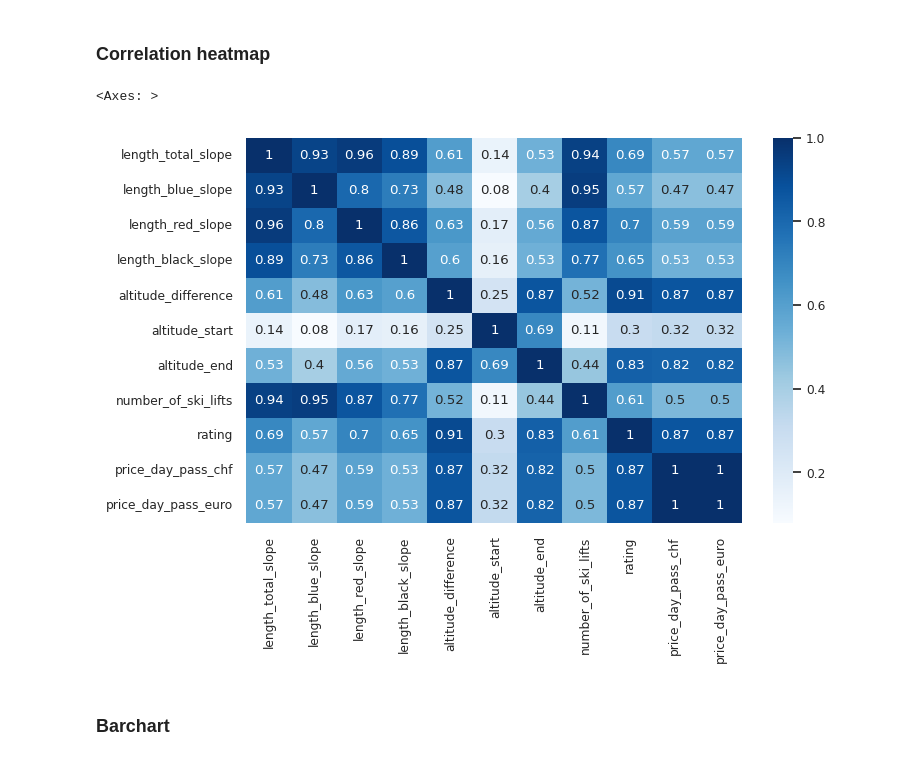
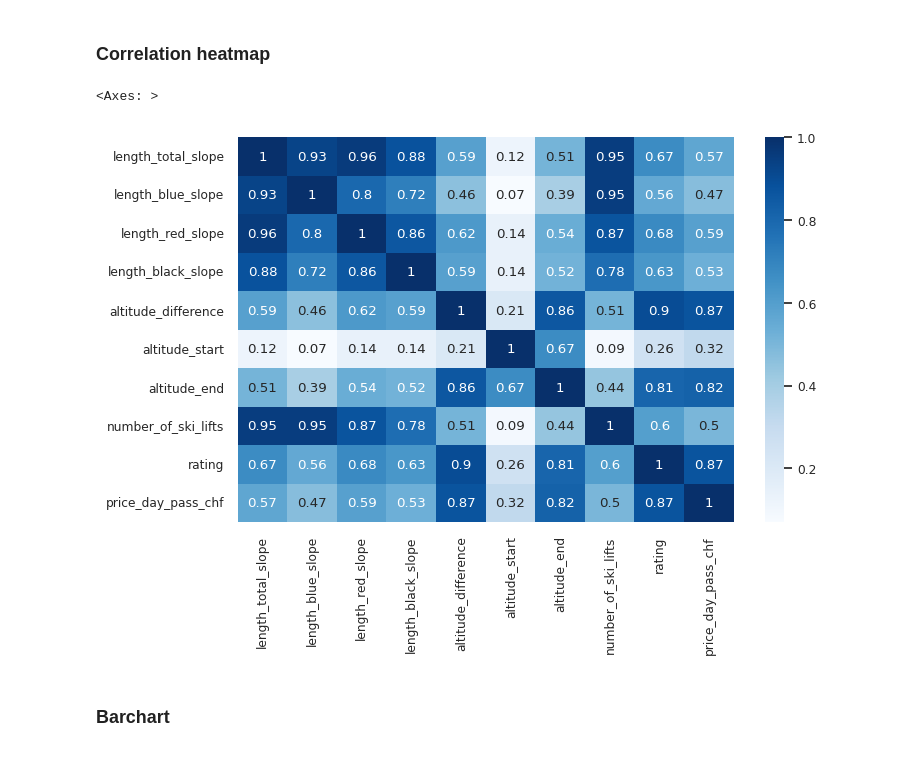
Before and after one commit to kuehnviv/arm_project, a Jupyter notebook: projekt_notebook.ipynb, the cells around one changed output. Cells and saved outputs as stored; diff of their text form; code cells hidden in the pictures.

```diff
--- a/projekt_notebook.ipynb
+++ b/projekt_notebook.ipynb
@@ -262,6 +265,10 @@ dtype: object
 # %% [markdown]
 ## Store data in DB and get it from DB
 # %%
+import subprocess
+
+subprocess.run(['sudo', 'service', 'mysql', 'start'])
+
 # Create data base
 conn = mysql.connector.connect(host="localhost",
                                user="arm",
@@ -281,9 +288,9 @@ else:
 cursor = conn.cursor()
 
 cursor.execute('''CREATE TABLE IF NOT EXISTS
-               ski_pass_data (skiregion1 VARCHAR(255),
-                              skiregion2 VARCHAR(255),
-                              ort VARCHAR(255),
+               ski_pass_data (skiregion1 VARCHAR(50),
+                              skiregion2 VARCHAR(50),
+                              ort VARCHAR(50),
                               length_total_slope FLOAT,
                               length_blue_slope FLOAT,
                               length_red_slope FLOAT,
@@ -297,7 +304,7 @@ cursor.execute('''CREATE TABLE IF NOT EXISTS
                               rating FLOAT,
                               lat FLOAT,
                               lon FLOAT,
-                              canton VARCHAR(255))''')
+                              canton VARCHAR(5))''')
 # Confirm changes to the table
 conn.commit()
 
@@ -310,9 +317,12 @@ df_skipass.to_sql('ski_pass_data',
                     if_exists = 'replace',
                     index = False)
 
-# Query the SQL-table
-query = ''' SELECT *
+# Query the SQL-table, select all columns where price_day_pass_chf is not null
+query = ''' SELECT price_day_pass_chf, ort, canton, lat, lon, rating,
+                   length_total_slope, length_blue_slope, length_red_slope, length_black_slope,
+                   altitude_start, altitude_end, altitude_difference, number_of_ski_lifts
             FROM ski_pass_data
+            WHERE price_day_pass_chf IS NOT NULL
         '''
 
 df = pd.read_sql(query, con=engine)
@@ -475,27 +481,26 @@ g.map_diag(plt.hist, color='black')
 # %%
 # Set font size for plot
 sns.set(font_scale=0.8)
 
 # Create correlation matrix as the basis for the heatmap
 plt.figure(figsize=(8,5))
 corr = df[['length_total_slope',
             'length_blue_slope',
             'length_red_slope',
             'length_black_slope',
             'altitude_difference',
             'altitude_start',
             'altitude_end',
             'number_of_ski_lifts',
             'rating',
-            'price_day_pass_chf',
-            'price_day_pass_euro']].corr().round(2)
+            'price_day_pass_chf']].corr().round(2)
 # Plot heatmap
 sns.heatmap(corr,
             cmap="Blues",
             annot=True)
 # %% [output]
 <Axes: >
-[figure, old version]
+[figure, new version]
 # %% [markdown]
 ### Barchart
 # %%
```
Also changed, not shown: parts of 14 cells of this notebook.
